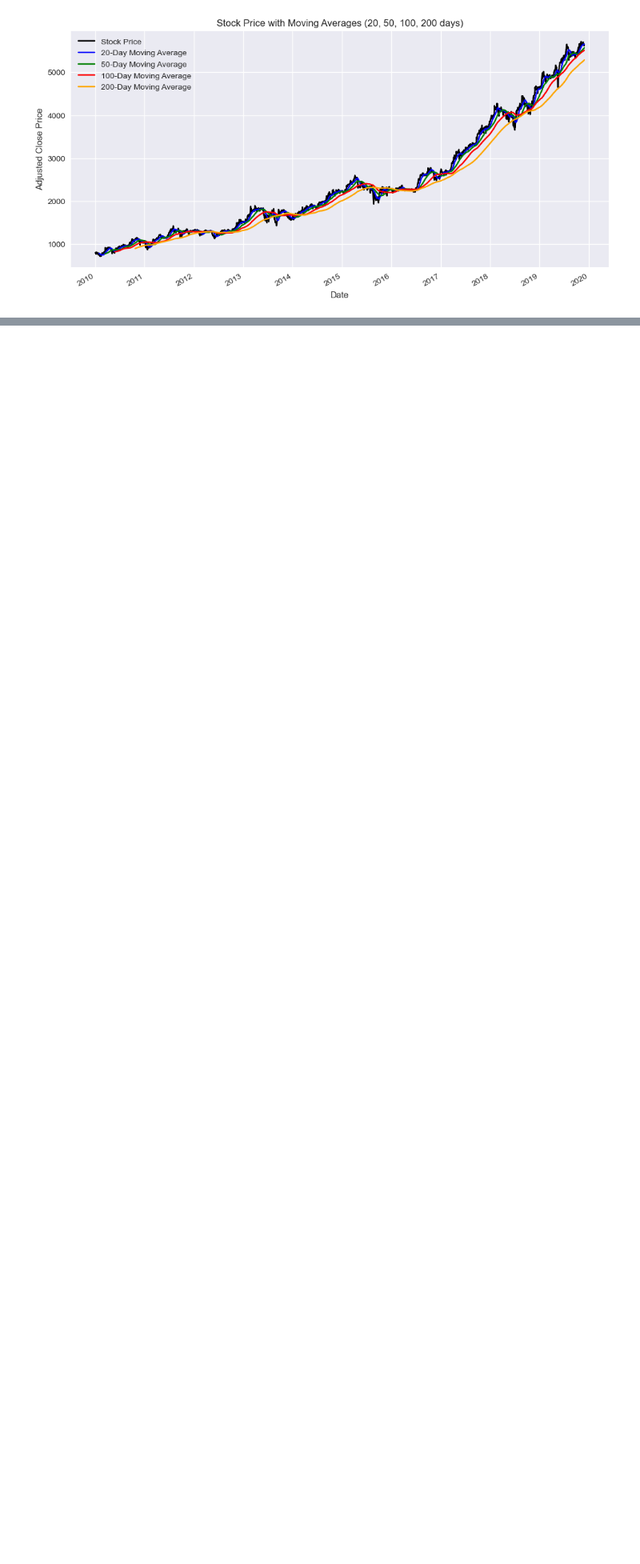
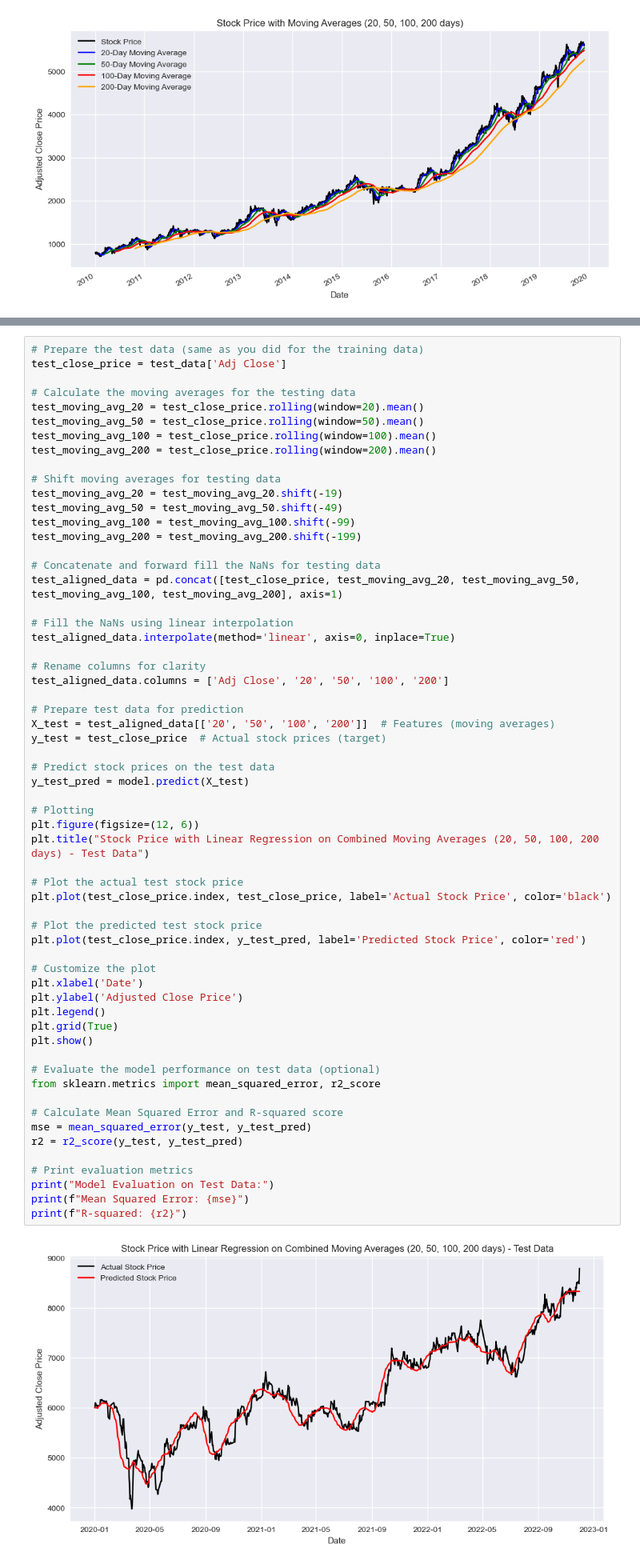
Before and after one commit to minseo0718/DS340W-Research, a Jupyter notebook: Stock_Market_Prediction_MA+SVM.ipynb, the cells around one changed output, grey strips where cells are left out. Shown at 80% size. Cells and saved outputs as stored; diff of their text form; blank space fills up the shorter version.

```diff
--- a/Stock_Market_Prediction_MA+SVM.ipynb
+++ b/Stock_Market_Prediction_MA+SVM.ipynb
@@ -306,0 +307,62 @@ Linear Regression Coefficients:
+# %%
+# Prepare the test data (same as you did for the training data)
+test_close_price = test_data['Adj Close']
+
+# Calculate the moving averages for the testing data
+test_moving_avg_20 = test_close_price.rolling(window=20).mean()
+test_moving_avg_50 = test_close_price.rolling(window=50).mean()
+test_moving_avg_100 = test_close_price.rolling(window=100).mean()
+test_moving_avg_200 = test_close_price.rolling(window=200).mean()
+
+# Shift moving averages for testing data
+test_moving_avg_20 = test_moving_avg_20.shift(-19)
+test_moving_avg_50 = test_moving_avg_50.shift(-49)
+test_moving_avg_100 = test_moving_avg_100.shift(-99)
+test_moving_avg_200 = test_moving_avg_200.shift(-199)
+
+# Concatenate and forward fill the NaNs for testing data
+test_aligned_data = pd.concat([test_close_price, test_moving_avg_20, test_moving_avg_50, test_moving_avg_100, test_moving_avg_200], axis=1)
+
+# Fill the NaNs using linear interpolation
+test_aligned_data.interpolate(method='linear', axis=0, inplace=True)
+
+# Rename columns for clarity
+test_aligned_data.columns = ['Adj Close', '20', '50', '100', '200']
+
+# Prepare test data for prediction
+X_test = test_aligned_data[['20', '50', '100', '200']]  # Features (moving averages)
+y_test = test_close_price  # Actual stock prices (target)
+
+# Predict stock prices on the test data
+y_test_pred = model.predict(X_test)
+
+# Plotting
+plt.figure(figsize=(12, 6))
+plt.title("Stock Price with Linear Regression on Combined Moving Averages (20, 50, 100, 200 days) - Test Data")
+
+# Plot the actual test stock price
+plt.plot(test_close_price.index, test_close_price, label='Actual Stock Price', color='black')
+
+# Plot the predicted test stock price
+plt.plot(test_close_price.index, y_test_pred, label='Predicted Stock Price', color='red')
+
+# Customize the plot
+plt.xlabel('Date')
+plt.ylabel('Adjusted Close Price')
+plt.legend()
+plt.grid(True)
+plt.show()
+
+# Evaluate the model performance on test data (optional)
+from sklearn.metrics import mean_squared_error, r2_score
+
+# Calculate Mean Squared Error and R-squared score
+mse = mean_squared_error(y_test, y_test_pred)
+r2 = r2_score(y_test, y_test_pred)
+
+# Print evaluation metrics
+print("Model Evaluation on Test Data:")
+print(f"Mean Squared Error: {mse}")
+print(f"R-squared: {r2}")
+# %% [output]
+[figure, added]
```
Also changed, not shown: parts of 24 cells of this notebook, 2 other files.
